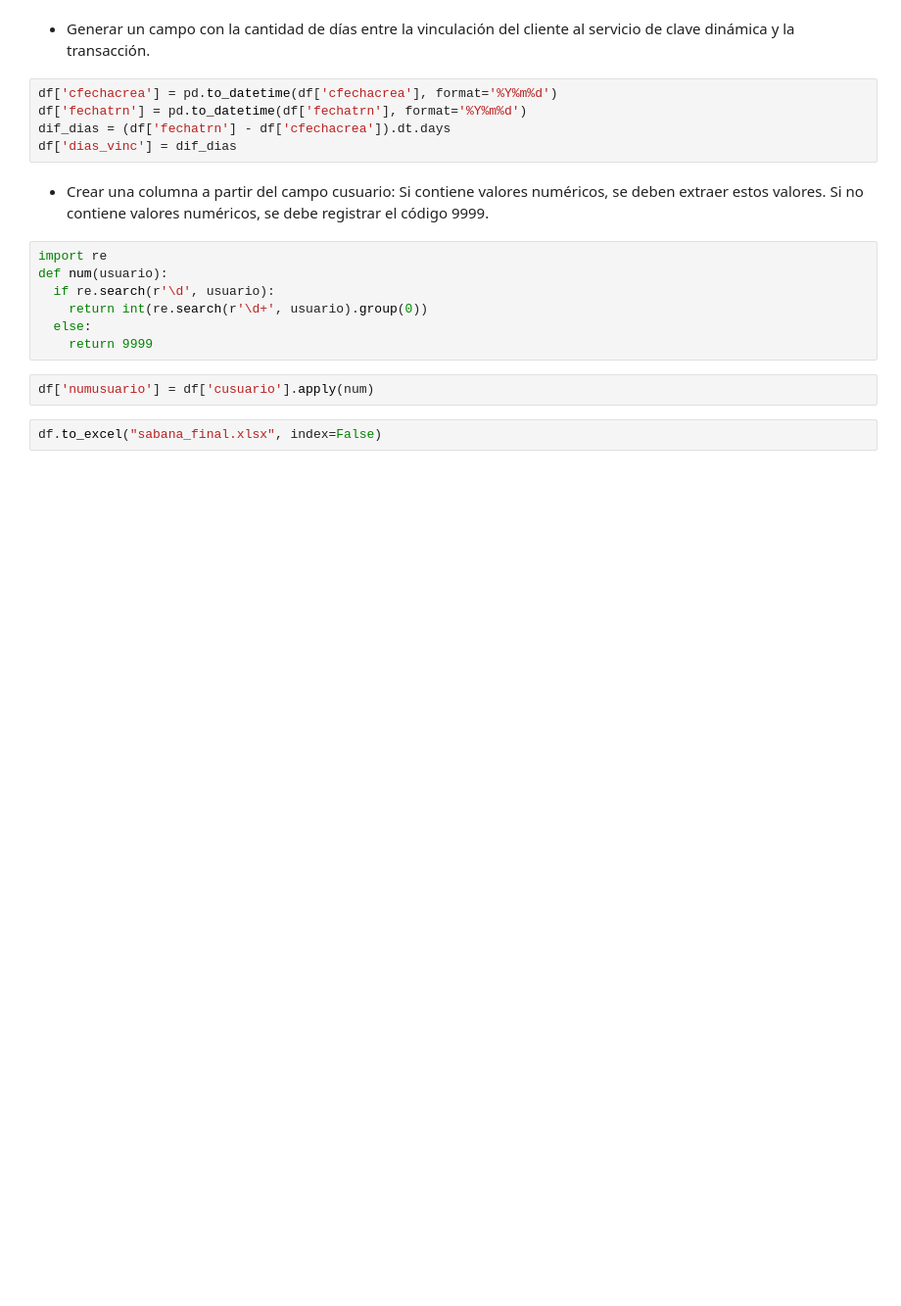
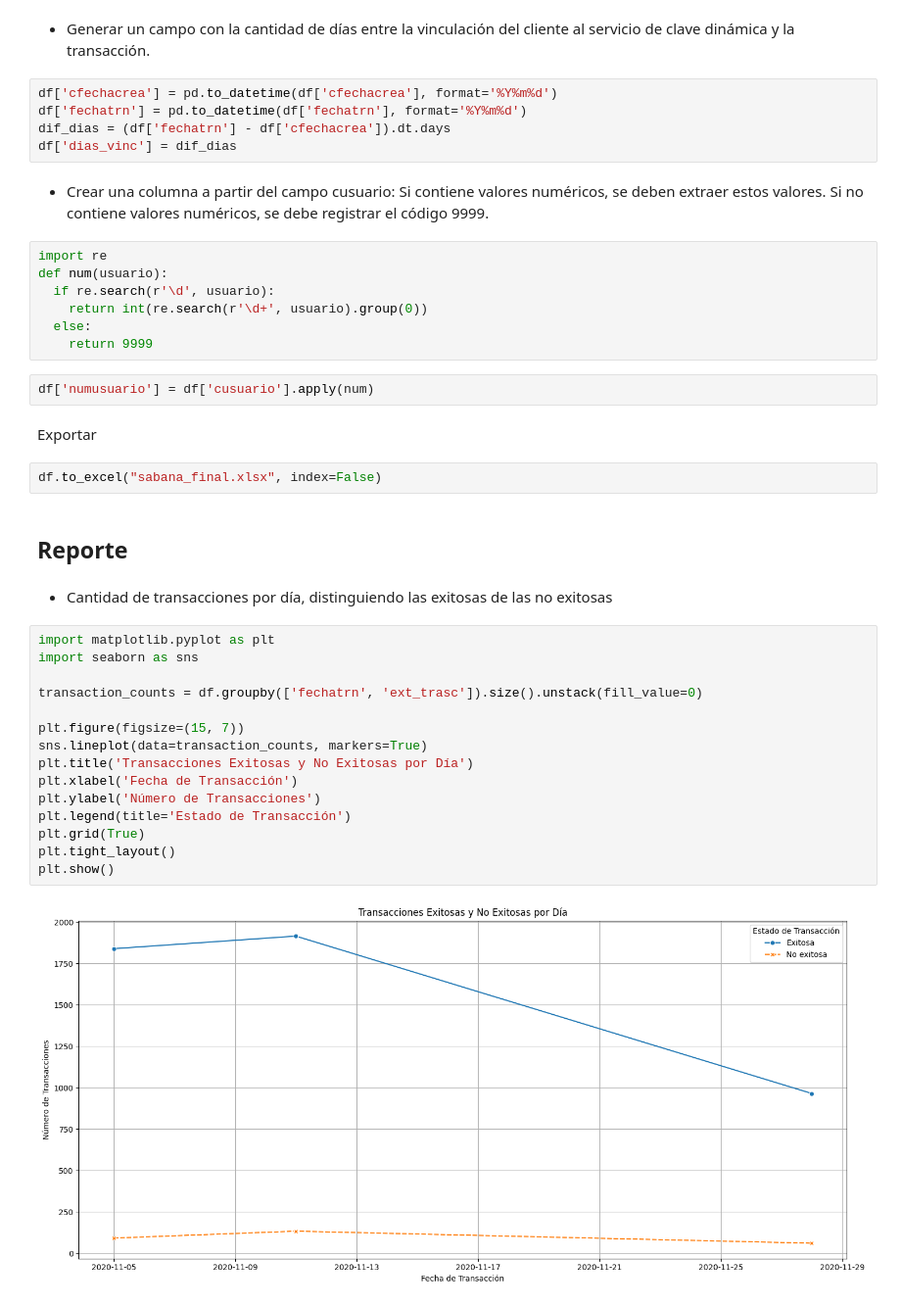
Before and after one commit to MelanyMFM/prueba, a Jupyter notebook: prueba.ipynb, the cells around one changed output. Shown at 98% size. Saved outputs shown, nothing was run; the diff lists cells and outputs as text; blank space fills up the shorter version.

Commit message:
Reporte

```diff
--- a/prueba.ipynb
+++ b/prueba.ipynb
@@ -82,5 +82,29 @@ def num(usuario):
     return 9999
 # %%
 df['numusuario'] = df['cusuario'].apply(num)
+# %% [markdown]
+Exportar
 # %%
 df.to_excel("sabana_final.xlsx", index=False)
+# %% [markdown]
+## Reporte
+# %% [markdown]
+- Cantidad de transacciones por día, distinguiendo las exitosas de las no
+exitosas
+# %%
+import matplotlib.pyplot as plt
+import seaborn as sns
+
+transaction_counts = df.groupby(['fechatrn', 'ext_trasc']).size().unstack(fill_value=0)
+
+plt.figure(figsize=(15, 7))
+sns.lineplot(data=transaction_counts, markers=True)
+plt.title('Transacciones Exitosas y No Exitosas por Día')
+plt.xlabel('Fecha de Transacción')
+plt.ylabel('Número de Transacciones')
+plt.legend(title='Estado de Transacción')
+plt.grid(True)
+plt.tight_layout()
+plt.show()
+# %% [output]
+[figure, added]
```
Also changed, not shown: parts of 4 cells of this notebook.
